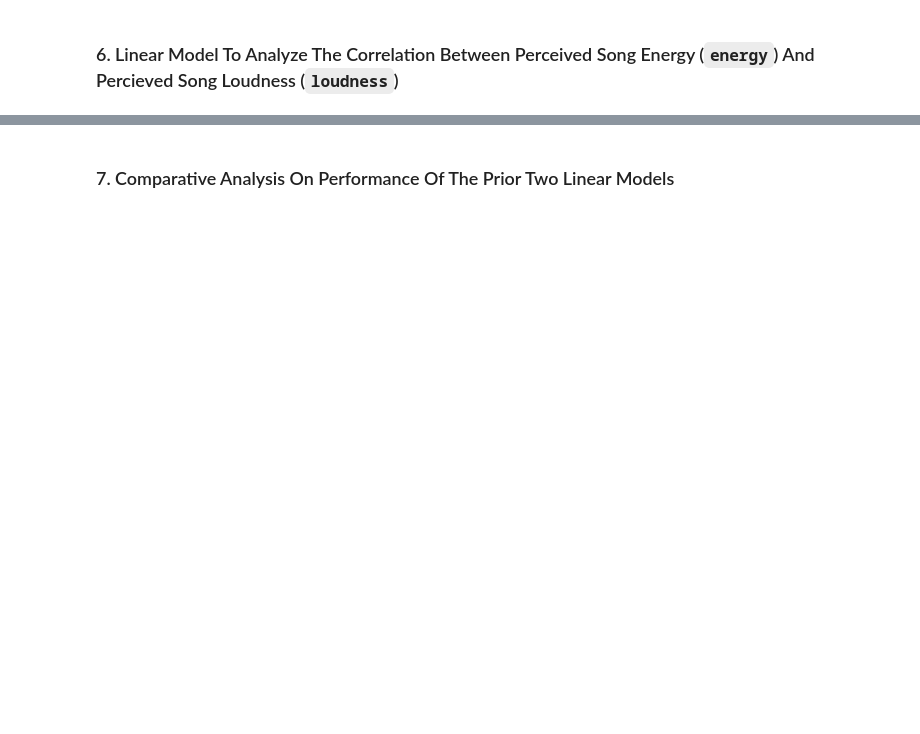
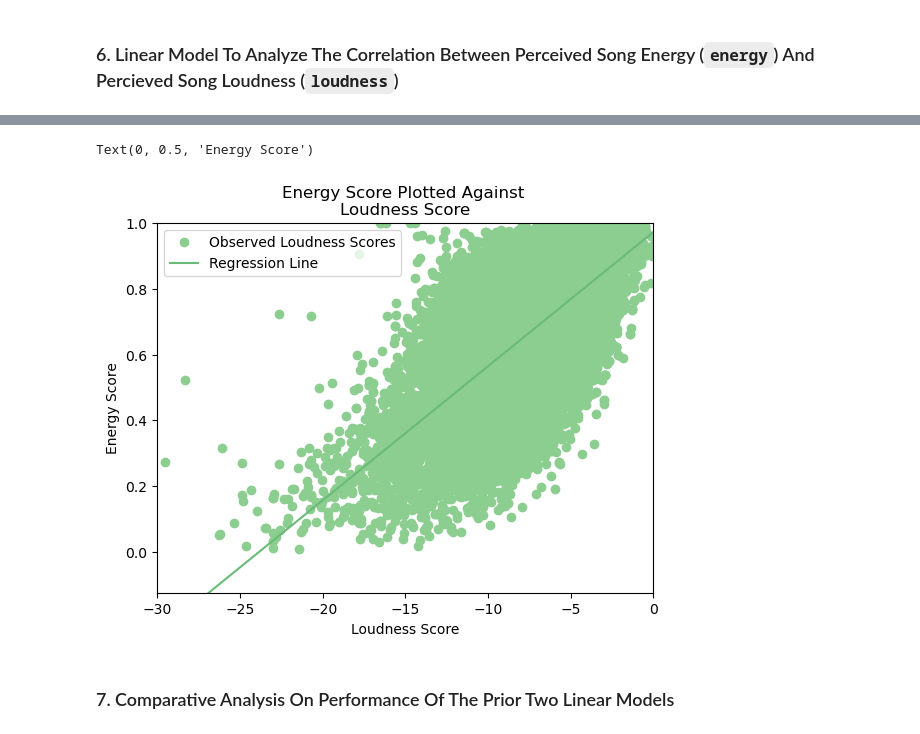
Before and after one commit to syan-robotics/STA4243-FinalTeamProject, a Jupyter notebook: final-report.ipynb, the cells around one changed output, grey strips where cells are left out. Saved outputs shown, nothing was run; the diff lists cells and outputs as text; code cells hidden in the pictures; blank space fills up the shorter version.

```diff
--- a/final-report.ipynb
+++ b/final-report.ipynb
@@ -43,0 +193,50 @@ Contributors:
+# %%
+# import necessary libraries
+from sklearn.preprocessing import StandardScaler
+from sklearn.model_selection import train_test_split
+from sklearn.linear_model import LinearRegression
+
+# define input features and prediction variable
+X = data[['loudness']]
+y = data['energy']
+
+# split data into training and test data
+X_train, X_test, y_train, y_test = train_test_split(X, y, test_size=0.2, train_size=0.8)
+
+# build and fit model
+model = LinearRegression()
+model.fit(X_train, y_train)
+
+# get predicted values
+y_pred = model.predict(X_test)
+# %%
+# generate scatterplot with regression line for predicted energy score given loudness score
+import matplotlib.pyplot as plt
+import seaborn as sns
+
+# regenerate predicted energy values for all loudness scores to match length with all actual energy values
+pred_y = model.predict(X)
+
+# create dataframe for plot
+plot_df = pd.DataFrame({"Loudness": X['loudness'],
+                        "Actual Energy": y,
+                        "Predicted Energy": pred_y})
+
+sns.set_palette('Greens_d')
+
+# Create scatter plot for observed data points
+ax = plot_df.plot(x='Loudness', y='Actual Energy', style='o', label='Observed Loudness Scores')
+
+# Create line plot for the fitted line
+plot_df.sort_values('Loudness', inplace=True)
+plot_df.plot(x='Loudness', y='Predicted Energy', kind='line', ax=ax, label='Regression Line')
+plt.ylim(-0.125, 1)
+plt.xlim(-30, 0)
+
+# Add titles and labels
+ax.set_title('Energy Score Plotted Against \nLoudness Score')
+ax.set_xlabel('Loudness Score')
+ax.set_ylabel('Energy Score')
+# %% [output]
+Text(0, 0.5, 'Energy Score')
+[figure, added]
```
Also changed, not shown: parts of 18 cells of this notebook.
